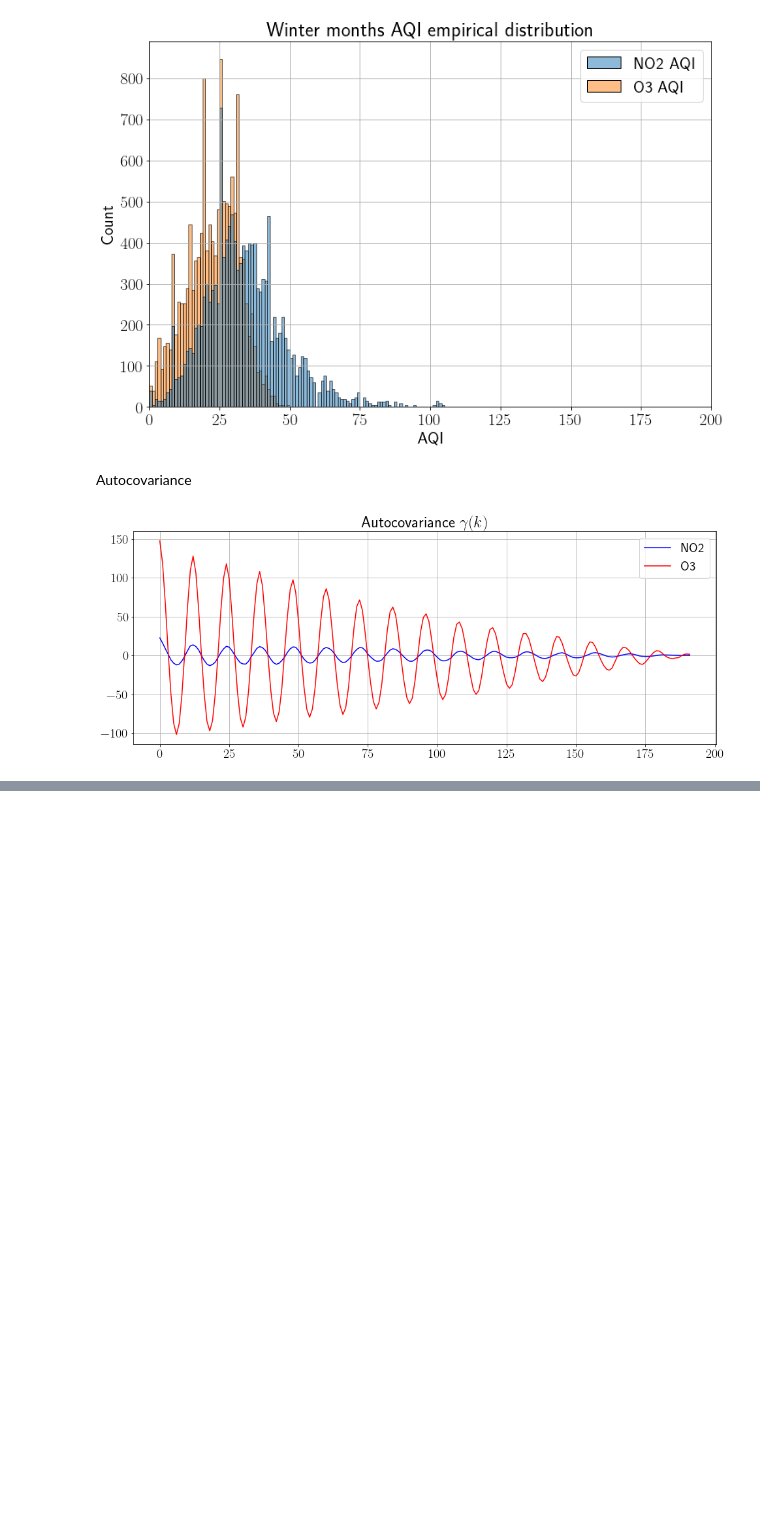
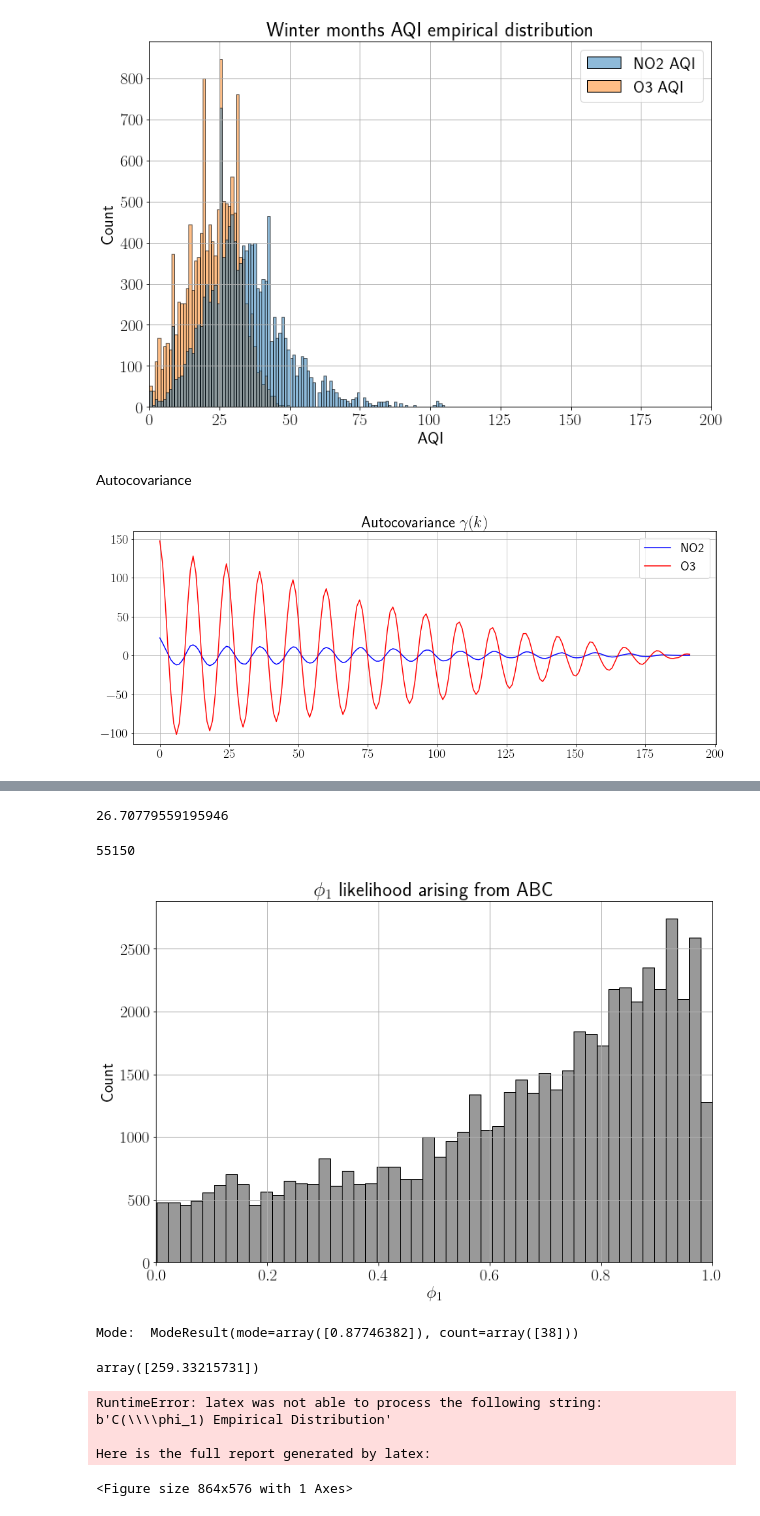
Before and after one commit to ndoyle815/MA930, a Jupyter notebook: Assignments/MA930 Assignment 2.ipynb, the cells around one changed output, grey strips where cells are left out. Cells and saved outputs as stored; diff of their text form; code cells hidden in the pictures; blank space fills up the shorter version.

Commit message:
model testing

```diff
--- a/Assignments/MA930 Assignment 2.ipynb
+++ b/Assignments/MA930 Assignment 2.ipynb
@@ -164,0 +262,44 @@ plt.grid()
+# %%
+def chisq_criterion(simdata, realdata):
+    measure = 0
+
+    for i in range(len(realdata)):
+        measure += (simdata[i] - realdata[i])**2/realdata[i]
+
+    return measure
+# %%
+tsmooth = ts[1:-1]
+chisq_criterion(model(0.9, tsmooth), NO2means_smooth)
+# %% [output]
+26.70779559195946
+# %%
+ABC = 5000
+Nsim = 150
+tol = 26.28
+valid_sims = []
+
+for j in range(ABC):
+
+    phitrial = np.random.uniform(0, 1)
+
+    for sims in range(Nsim):
+        if chisq_criterion(model(phitrial, tsmooth), NO2means_smooth) < tol:
+            valid_sims += [phitrial]
+
+phidist = np.array(valid_sims)
+print(len(valid_sims))
+fig = plt.figure(figsize=(12,8))
+
+sns.histplot(valid_sims, color='k', alpha=0.4)
+plt.xlabel('$\phi_1$')
+plt.ylabel('Count')
+plt.xlim([0,1])
+plt.title('$\phi_1$ likelihood arising from ABC')
+plt.grid()
+# %% [output]
+55150
+[figure, added]
+# %%
+print('Mode: ', mode(phidist))
+# %% [output]
+Mode:  ModeResult(mode=array([0.87746382]), count=array([38]))
@@ -164,0 +308,32 @@ plt.grid()
+# %%
+# new cost function
+def C2(phi1):
+    cost = 0
+    for i in range(n,nmonths-n):
+        cost += (model(phi1, ts[i]) - NO2means_smooth[i-n])**2
+
+    return 0.5*cost
+
+C2(phimode)
+# %% [output]
+array([259.33215731])
+# %%
+costdist = []
+count = 1000
+for i in range(count):
+    costdist += [C2(phimode)]
+
+fig = plt.figure(figsize=(12,8))
+
+sns.distplot(costdist, color='b', kde=False)
+plt.xlabel('$C(\phi_1)$')
+plt.ylabel('Count')
+plt.xlim([250,270])
+plt.title('C(\phi_1) Empirical Distribution')
+plt.grid()
+# %% [output]
+RuntimeError: latex was not able to process the following string:
+b'C(\\\\phi_1) Empirical Distribution'
+
+Here is the full report generated by latex:
+<Figure size 864x576 with 1 Axes>
```
Also changed, not shown: parts of 13 cells of this notebook.
